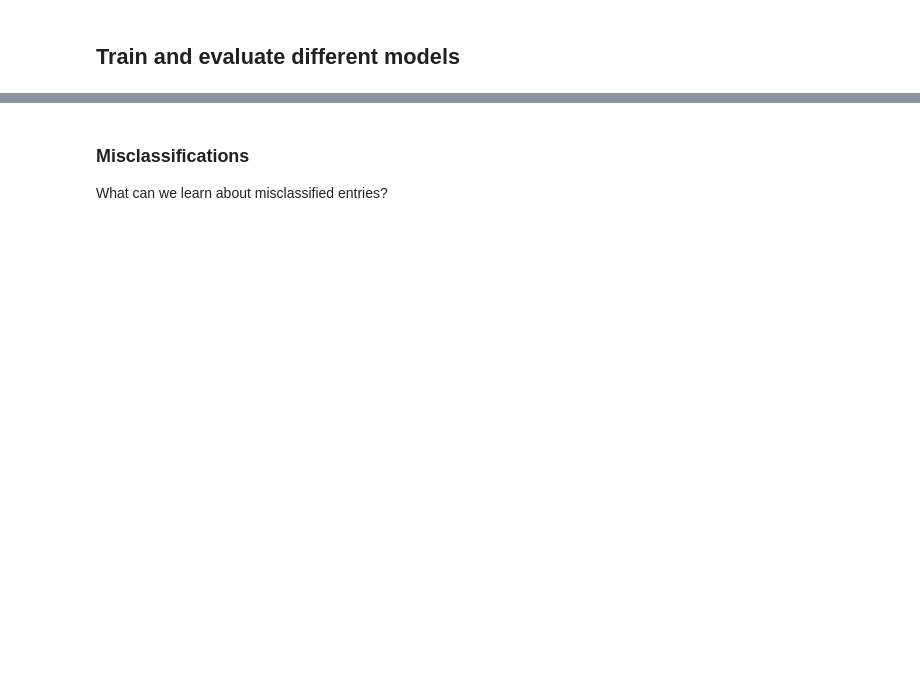
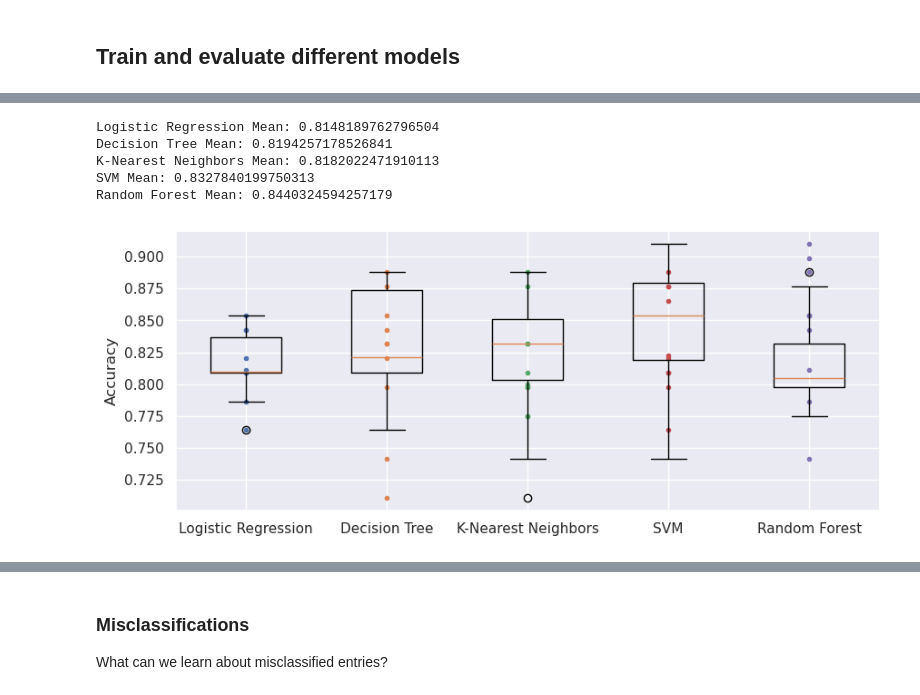
Before and after one commit to MartinRajniak/Kaggle-Projects, a Jupyter notebook: Titanic/titanic.ipynb, the cells around one changed output, grey strips where cells are left out. Drawn from its saved outputs; the diff is of its cells as text; code cells hidden in the pictures; blank space fills up the shorter version.

```diff
--- a/Titanic/titanic.ipynb
+++ b/Titanic/titanic.ipynb
@@ -204,0 +215,3 @@ all_data["Ticket_Frequency"] = all_data.groupby("Ticket")["Ticket"].transform("c
+# %%
+all_data["Surname"] = all_data["Name"].str.split(",").str[0]
+all_data["Surname"].head()
@@ -360,8 +375,8 @@ all_data["Fare_Grouped"] = LabelEncoder().fit_transform(all_data["Fare_Grouped"]
 # %%
 # TODO: compare if it is better to use "Fare_Log" or "Fare_Grouped" (intuitively I would say that Random Forest should be allowed to slice continuous values itself)
 # Fare is skewed slightly to the left so log function will fix it to resemble bell curve (ML models work with that better).
-log_transformer = FunctionTransformer(np.log, inverse_func=np.exp)
-all_data["Fare_Log"] = log_transformer.transform(all_data[["Fare"]])
+# log_transformer = FunctionTransformer(np.log, inverse_func=np.exp)
+# all_data["Fare_Log"] = log_transformer.transform(all_data[["Fare"]])
 # %% [markdown]
 #### Survival correlation with new features
 # %%
@@ -515,0 +625,17 @@ RandomForestClassifier(max_depth=5, max_features=3, min_samples_leaf=6,
+# %%
+FOLDS = 10
+
+lg_model = lg_rnd_search.best_estimator_
+lg_scores = cross_val_score(lg_model, X, y, cv=FOLDS, scoring="accuracy")
+
+dtc_model = dtc_rnd_search.best_estimator_
+dtc_scores = cross_val_score(dtc_model, X, y, cv=FOLDS, scoring="accuracy")
+
+knc_model = knc_rnd_search.best_estimator_
+knc_scores = cross_val_score(knc_model, X, y, cv=FOLDS, scoring="accuracy")
+
+svc_model = svc_rnd_search.best_estimator_
+svc_scores = cross_val_score(svc_model, X, y, cv=FOLDS, scoring="accuracy")
+
+rfc_model = rfc_rnd_search.best_estimator_
+rfc_scores = cross_val_score(rfc_model, X, y, cv=FOLDS, scoring="accuracy")
@@ -515,0 +660,34 @@ RandomForestClassifier(max_depth=5, max_features=3, min_samples_leaf=6,
+# %%
+print(f"Logistic Regression Mean: {lg_scores.mean()}")
+print(f"Decision Tree Mean: {dtc_scores.mean()}")
+print(f"K-Nearest Neighbors Mean: {knc_scores.mean()}")
+print(f"SVM Mean: {svc_scores.mean()}")
+print(f"Random Forest Mean: {rfc_scores.mean()}")
+# %% [output]
+Logistic Regression Mean: 0.8148189762796504
+Decision Tree Mean: 0.8194257178526841
+K-Nearest Neighbors Mean: 0.8182022471910113
+SVM Mean: 0.8327840199750313
+Random Forest Mean: 0.8440324594257179
+# %%
+plt.figure(figsize=(10, 4))
+plt.plot([1] * FOLDS, lg_scores, ".")
+plt.plot([2] * FOLDS, dtc_scores, ".")
+plt.plot([3] * FOLDS, knc_scores, ".")
+plt.plot([4] * FOLDS, svc_scores, ".")
+plt.plot([5] * FOLDS, rfc_scores, ".")
+
+plt.boxplot(
+    [lg_scores, svc_scores, dtc_scores, rfc_scores, knc_scores],
+    tick_labels=(
+        "Logistic Regression",
+        "Decision Tree",
+        "K-Nearest Neighbors",
+        "SVM",
+        "Random Forest",
+    ),
+)
+plt.ylabel("Accuracy")
+plt.show()
+# %% [output]
+[figure, added]
```
Also changed, not shown: parts of 54 cells of this notebook, 4 other files.
